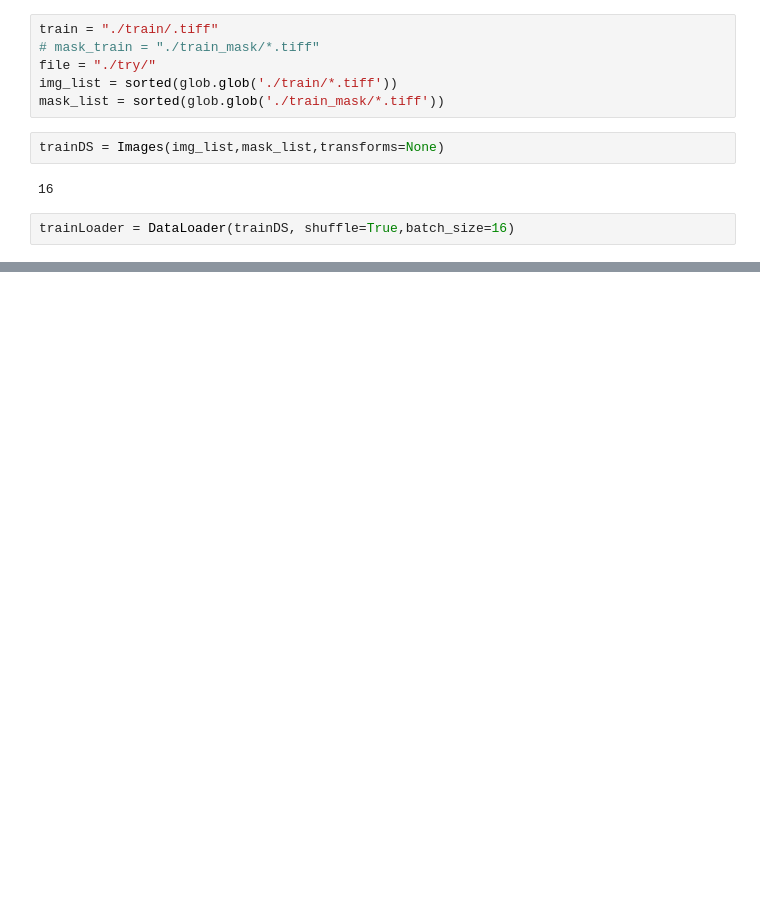
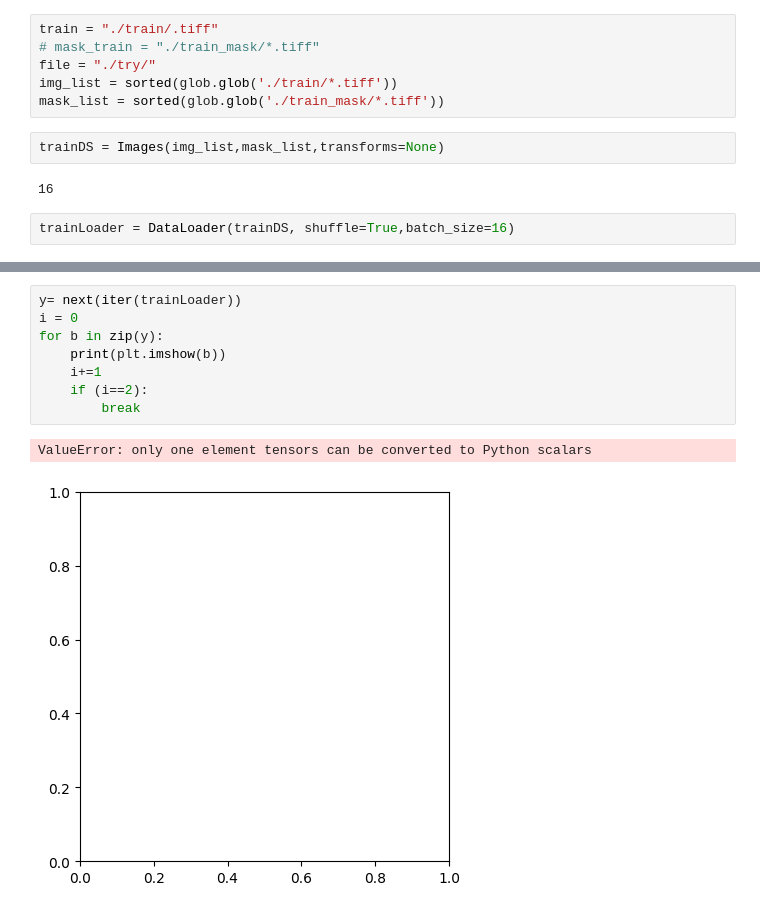
Before and after one commit to nadiaverdha/InterdisciplinaryProject, a Jupyter notebook: reading_data.ipynb, the cells around one changed output, grey strips where cells are left out. Drawn from its saved outputs; the diff is of its cells as text; blank space fills up the shorter version.

```diff
--- a/reading_data.ipynb
+++ b/reading_data.ipynb
@@ -343,0 +335,11 @@ for a,b in zip(x,y):
+# %%
+y= next(iter(trainLoader))
+i = 0
+for b in zip(y):
+    print(plt.imshow(b))
+    i+=1
+    if (i==2):
+        break
+# %% [output]
+ValueError: only one element tensors can be converted to Python scalars
+[figure, added]
```
Also changed, not shown: parts of 2 cells of this notebook.
